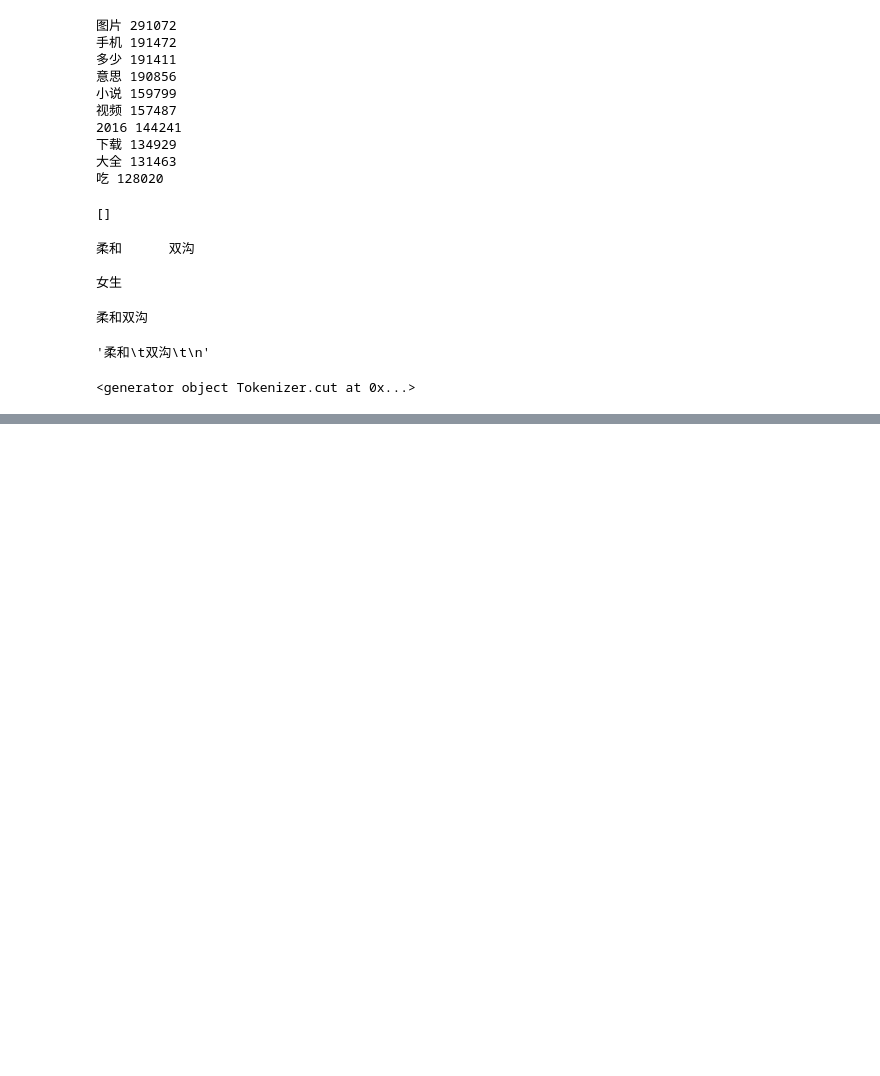
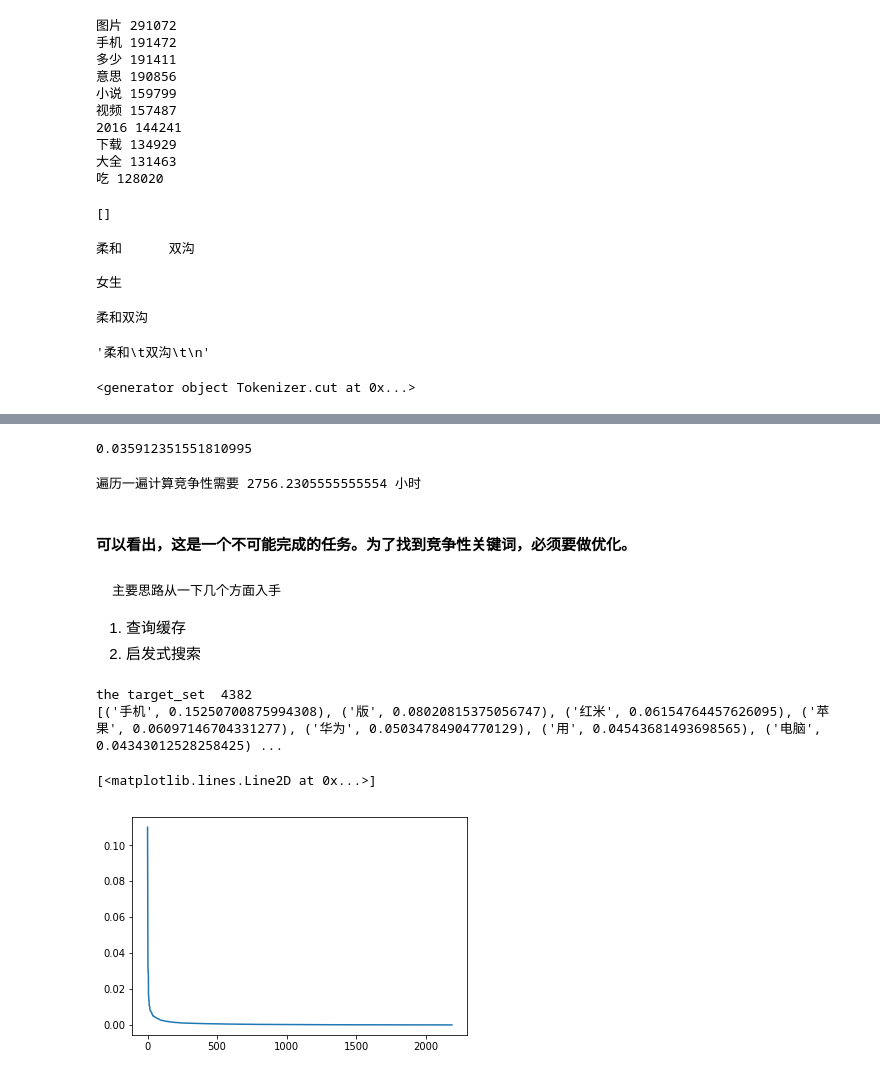
Before and after one commit to voidliududu/compKey, a Jupyter notebook: dataprocess.ipynb, the cells around one changed output, grey strips where cells are left out. Saved outputs shown, nothing was run; the diff lists cells and outputs as text; code cells hidden in the pictures; blank space fills up the shorter version.

```diff
--- a/dataprocess.ipynb
+++ b/dataprocess.ipynb
@@ -163,0 +177,3 @@ print(words)
+# %%
+for word in words.find():
+    print(word)
@@ -163,0 +382,17 @@ print(words)
+# %%
+##使用聚合优化
+def comp(keyword,seed):
+    ik_set = getIK([seed],10)
+    ik_set.pop(keyword,0)
+    ka_set = getIK([keyword],10)
+    ka_set.pop(seed,0)
+    target_set = set(ik_set.keys()) & set(ka_set.keys())
+    s = getWordCount(seed)
+    comp_sum = 0
+    for it in target_set:
+        a = getWordCount(it)
+        if a - ik_set[it]:
+            comp_sum += (ik_set[it] *ka_set[it]) / (s * (a - ik_set[it]))
+    return comp_sum
+## 使用mapreduce优化comp
+# def comp(keyword,seed):
@@ -163,0 +457,43 @@ print(words)
+# %%
+print(comp("奔驰","宝马"))
+# %% [output]
+0.035912351551810995
+# %%
+print("遍历一遍计算竞争性需要",992243 * 10 /3600.0,"小时")
+# %% [output]
+遍历一遍计算竞争性需要 2756.2305555555554 小时
+# %% [markdown]
+#### 可以看出，这是一个不可能完成的任务。为了找到竞争性关键词，必须要做优化。
+# %% [markdown]
+    主要思路从一下几个方面入手
+1. 查询缓存
+2. 启发式搜索
+# %%
+##启发式搜索推荐关键词
+def getCommendWord(seed):
+    ik_set = getIK([seed],100)
+    target_set = set()
+    result = {}
+    for ik in ik_set:
+        target = getIK([ik],100)
+        target_set = target_set.union(target.keys())
+    print("the target_set ",len(target_set))
+    target_set.discard(seed)
+    for target in target_set:
+        result[target] = comp(target,seed)
+    r = sorted(result.items(),key=lambda x:x[1],reverse=True)
+    return r
+rtest = getCommendWord("小米")
+print(rtest[:30])
+# %% [output]
+the target_set  4382
+[('手机', 0.15250700875994308), ('版', 0.08020815375056747), ('红米', 0.06154764457626095), ('苹果', 0.06097146704331277), ('华为', 0.05034784904770129), ('用', 0.04543681493698565), ('电脑', 0.04343012528258425) ...
+# %%
+from matplotlib import pyplot
+
+x = range(len(rtest))
+y = [r[1] for r in rtest]
+pyplot.plot(x,y)
+# %% [output]
+[<matplotlib.lines.Line2D at 0x...>]
+[figure, added]
```
Also changed, not shown: parts of 44 cells of this notebook.
